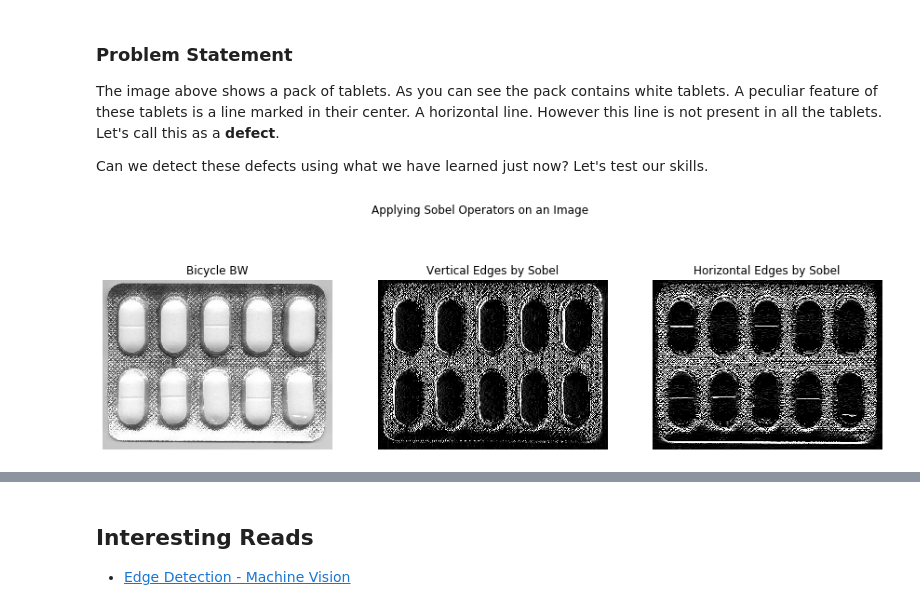
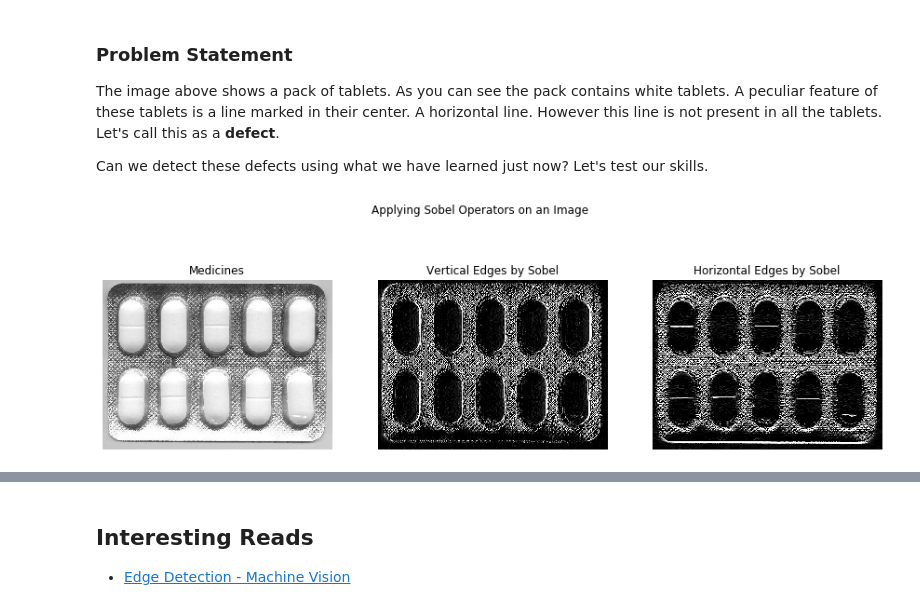
Before and after one commit to thisisashukla/computer-vision, a Jupyter notebook: 2_neighborhood-ops/02_edge_detection.ipynb, the cells around one changed output, grey strips where cells are left out. Cells and saved outputs as stored; diff of their text form; code cells hidden in the pictures.

Commit message:
edge detection complete

```diff
--- a/2_neighborhood-ops/02_edge_detection.ipynb
+++ b/2_neighborhood-ops/02_edge_detection.ipynb
@@ -208,13 +208,14 @@ Can we detect these defects using what we have learned just now? Let's test our
 # %%
 # Sobel Operator
 
 # img_bw = cv2.GaussianBlur(img_bw, (3, 3), 3)
-sobelx = np.array([[-1, 0, 1], [-10, 0, 10],[-1, 0, 1]])
+sobelx = np.array([[1, 0, -1], [10, 0, -10],[1, 0, -1]])
 sobely = np.array([[-1, -10, -1], [0, 0, 0],[1, 10, 1]])
+
 vertical_edge = cv2.filter2D(img_bw, -1, sobelx)
 horizontal_edge = cv2.filter2D(img_bw, -1, sobely)
 
-utils.showImage([img_bw, vertical_edge, horizontal_edge], ['Bicycle BW', 'Vertical Edges by Sobel', 'Horizontal Edges by Sobel'],
+utils.showImage([img_bw, vertical_edge, horizontal_edge], ['Medicines', 'Vertical Edges by Sobel', 'Horizontal Edges by Sobel'],
                 'Applying Sobel Operators on an Image')
 # %% [output]
-[figure, old version]
+[figure, new version]
```
Also changed, not shown: parts of 14 cells of this notebook.
